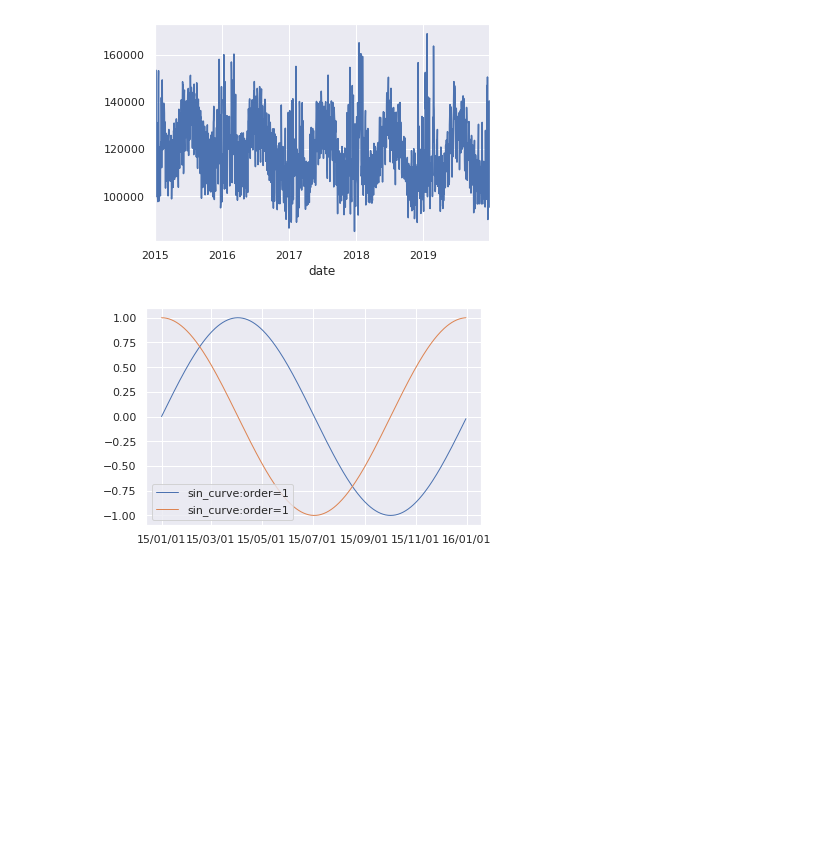
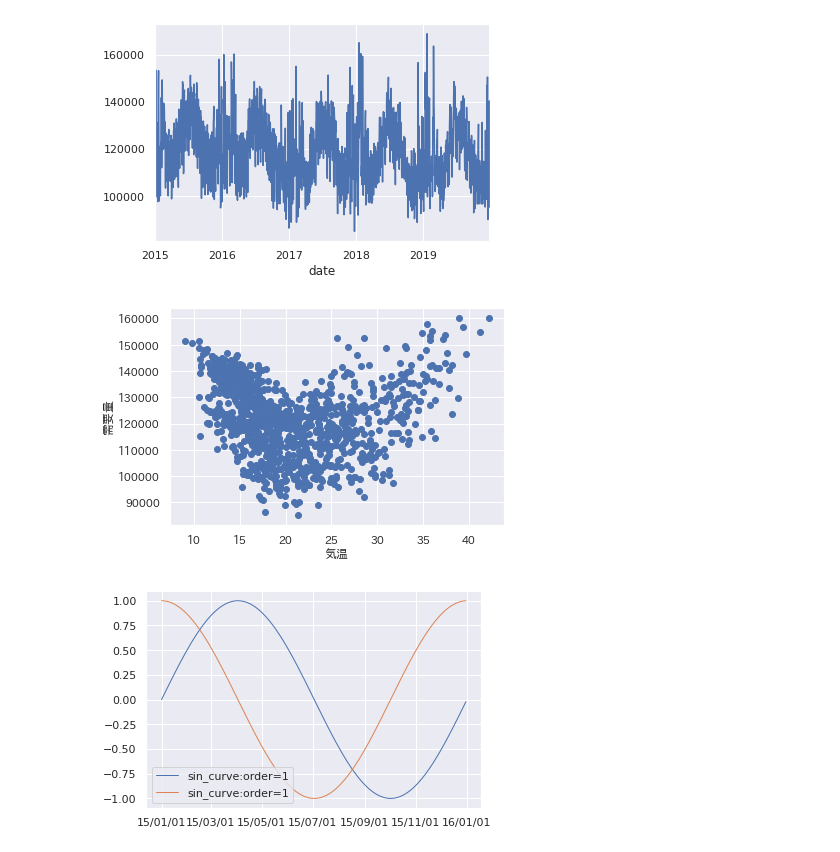
Before and after one commit to kosekitau/TimeSeries, a Jupyter notebook: notebook/WeeklySinCon_and_YearlySInCos.ipynb, the cells around one changed output. Saved outputs shown, nothing was run; the diff lists cells and outputs as text; code cells hidden in the pictures; blank space fills up the shorter version.

Commit message:
scatter

```diff
--- a/notebook/WeeklySinCon_and_YearlySInCos.ipynb
+++ b/notebook/WeeklySinCon_and_YearlySInCos.ipynb
@@ -19,6 +22,17 @@ df["demand"].plot()
 # %% [output]
 <matplotlib.axes._subplots.AxesSubplot at 0x...>
 [figure]
+# %%
+fig = plt.figure()
+ax = fig.add_subplot(111)
+x = df.loc[:"2017-12-31"]["max_temperature"].tolist()
+y = df.loc[:"2017-12-31"]["demand"].tolist()
+ax.scatter(x, y)
+ax.set_xlabel("気温")
+ax.set_ylabel("需要量")
+plt.show()
+# %% [output]
+[figure, added]
 # %%
 y = df["demand"].loc["2015-01-01" : "2015-12-31"]
 index = y.index
```
Also changed, not shown: parts of 2 cells of this notebook, 1 other file.
